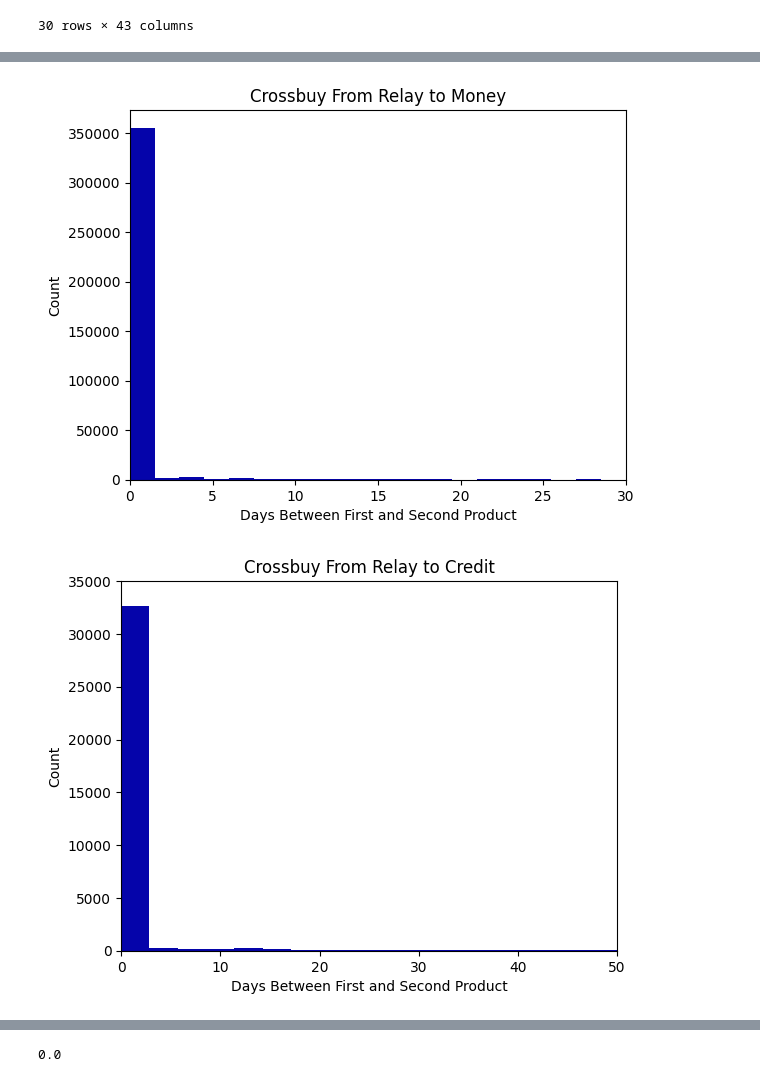
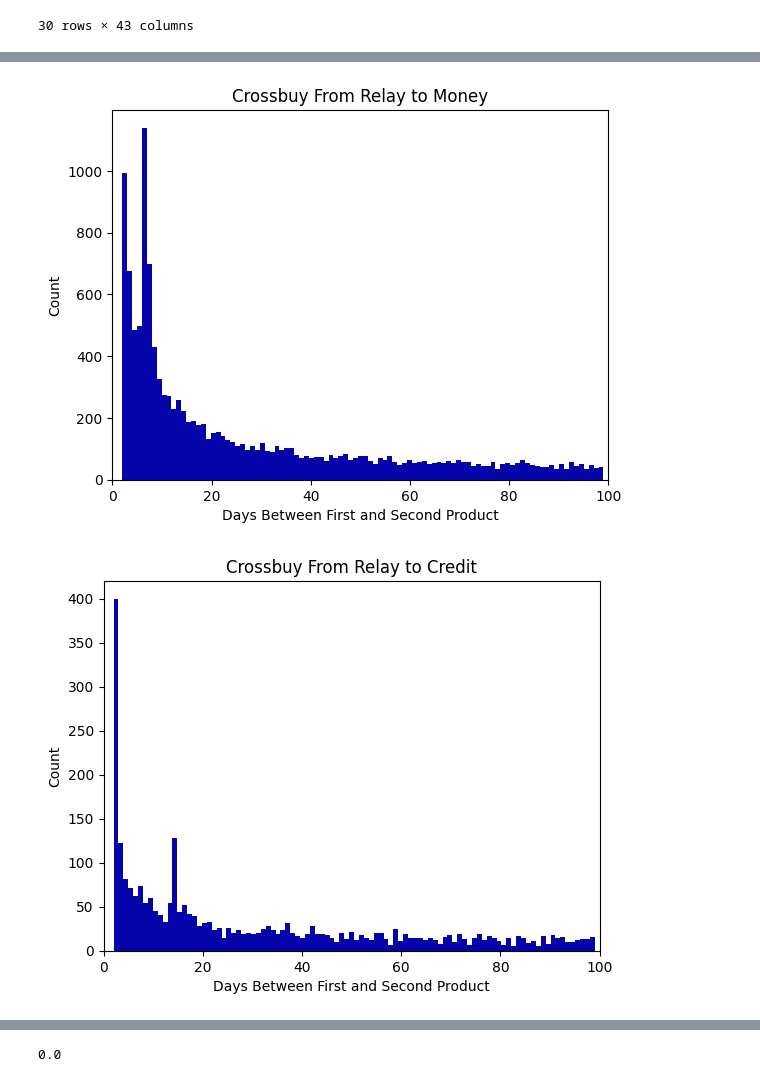
Before and after one commit to chasewes/DataSlayers, a Jupyter notebook: cant_code/individual_models.ipynb, the cells around one changed output, grey strips where cells are left out. Cells and saved outputs as stored; diff of their text form; code cells hidden in the pictures.

```diff
--- a/cant_code/individual_models.ipynb
+++ b/cant_code/individual_models.ipynb
@@ -224,8 +208,0 @@ for day in tqdm(dates):
-# %%
-## starting in 2021
-plt.plot(day_map.keys(), day_map.values())
-plt.title('Crossbuy Patterns Over Time')
-plt.xlabel('Date of Second Product Adoption')
-plt.ylabel('Median Days Between First and Second Product')
-plt.rcParams["figure.figsize"] = (20,10)
-plt.show()
@@ -286,25 +297,26 @@ plt.show()
 # %%
-relay_money = xbuy[xbuy['first_product'] == 'relay']
+relay_money = xbuy[xbuy['first_product'] != 'relay']
 relay_money = relay_money[relay_money['second_product'] == 'money']
-plt.hist(x=relay_money['xbuy_days'], bins=2500, color='#0504aa')
+relay_money = relay_money[(relay_money['xbuy_days'] > 1) & (relay_money['xbuy_days'] < 100)]
+plt.hist(x=relay_money['xbuy_days'], bins=98, color='#0504aa')
 plt.plot(axis='y')
 plt.title('Crossbuy From Relay to Money')
 plt.xlabel('Days Between First and Second Product')
 plt.ylabel('Count')
-plt.xlim(left=0, right=30)
+plt.xlim(left=0, right=100)
 plt.show()
 # %% [output]
-[figure, old version]
+[figure, new version]
 # %%
 relay_credit = xbuy[xbuy['first_product'] == 'relay']
 relay_credit = relay_credit[relay_credit['second_product'] == 'credit']
-plt.hist(x=relay_credit['xbuy_days'], bins=1000, color='#0504aa')
+relay_credit = relay_credit[(relay_credit['xbuy_days'] > 1) & (relay_credit['xbuy_days'] < 100)]
+plt.hist(x=relay_credit['xbuy_days'], bins=98, color='#0504aa')
 plt.plot(axis='y')
 plt.title('Crossbuy From Relay to Credit')
 plt.xlabel('Days Between First and Second Product')
 plt.ylabel('Count')
-plt.xlim(left=0, right=50)
-plt.ylim(bottom=0, top=35000)
+plt.xlim(left=0, right=100)
 plt.show()
 # %% [output]
-[figure, old version]
+[figure, new version]
```
Also changed, not shown: parts of 33 cells of this notebook.
